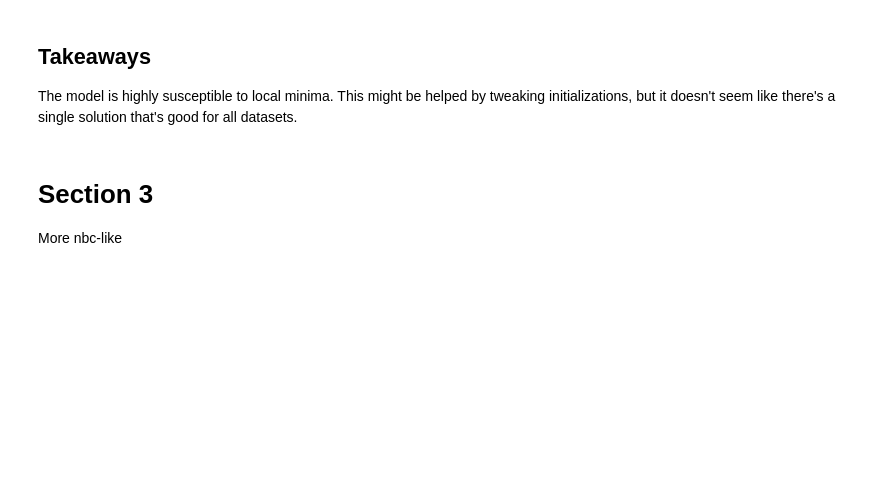
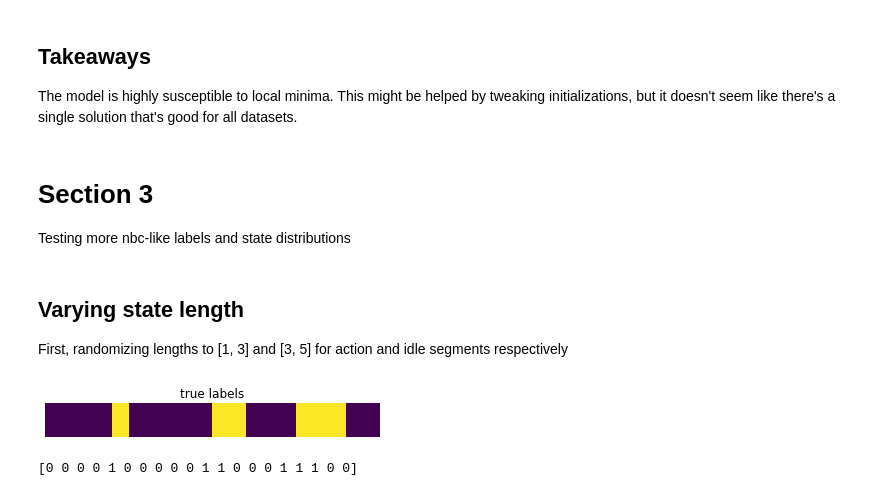
Before and after one commit to dylanebert/hsmm, a Jupyter notebook: unit_tests.ipynb, the cells around one changed output. Drawn from its saved outputs; the diff is of its cells as text; code cells hidden in the pictures; blank space fills up the shorter version.

```diff
--- a/unit_tests.ipynb
+++ b/unit_tests.ipynb
@@ -198,4 +198,25 @@ plot_params('11_supmean')
 The model is highly susceptible to local minima. This might be helped by tweaking initializations, but it doesn't seem like there's a single solution that's good for all datasets.
 # %% [markdown]
 # Section 3
-More nbc-like
+Testing more nbc-like labels and state distributions
+# %% [markdown]
+## Varying state length
+First, randomizing lengths to [1, 3] and [3, 5] for action and idle segments respectively
+# %%
+parser = argparse.ArgumentParser()
+data.add_args(parser)
+args = parser.parse_args(['--dataset', 'unit_test',
+    '--data_idle_min', '3', '--data_idle_max', '5', '--data_action_min', '1', '--data_action_max', '3'])
+train, test = data.dataset_from_args(args)
+# %%
+labels = test[0]['labels'].detach().cpu().numpy()
+fig = plt.figure()
+ax1 = fig.add_subplot(111)
+ax1.imshow(np.tile(labels, (2, 1)))
+ax1.axis('off')
+plt.title('true labels')
+plt.show()
+print(labels)
+# %% [output]
+[figure, added]
+[0 0 0 0 1 0 0 0 0 0 1 1 0 0 0 1 1 1 0 0]
```
Also changed, not shown: parts of 12 cells of this notebook, 20 other files.
